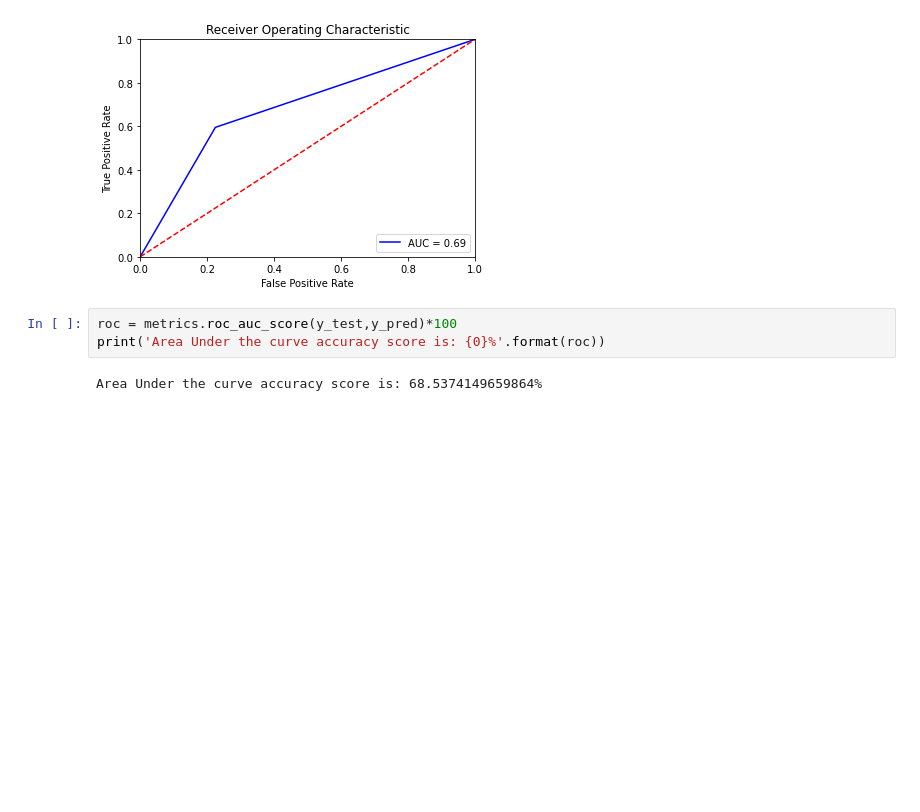
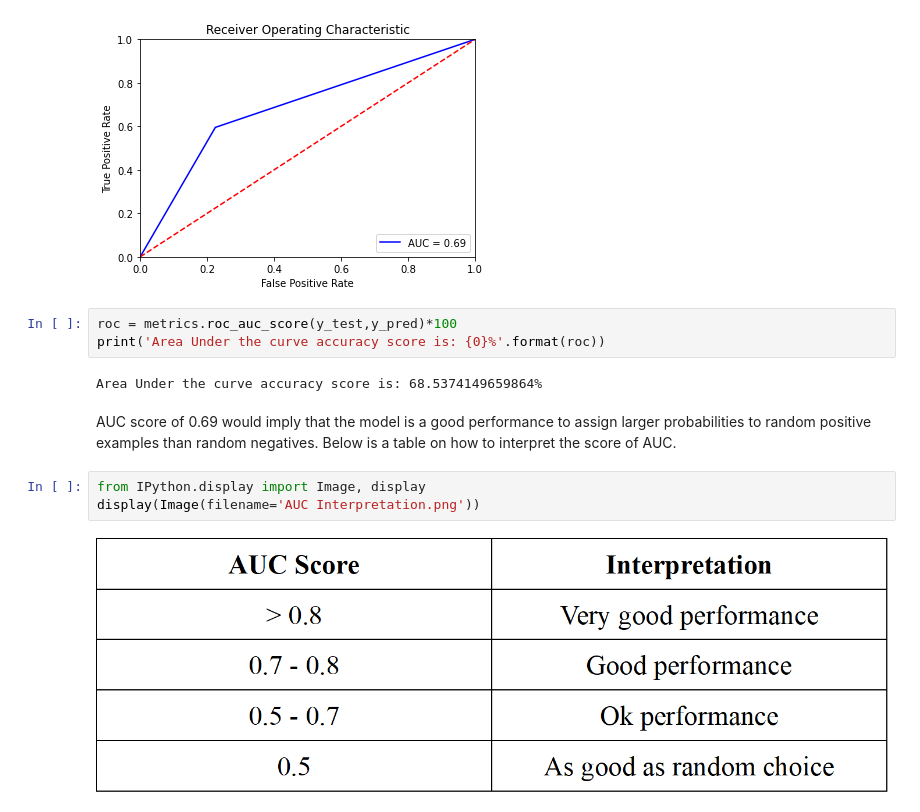
Before and after one commit to aminrahimian/ai-for-social-good, a Jupyter notebook: tutorials/Algorithms/NaiveBayes/naive-bayes-heart-disease-prediction.ipynb, the cells around one changed output. Cells and saved outputs as stored; diff of their text form; blank space fills up the shorter version.

Commit message:
Update the file by adding table and comments.

```diff
--- a/tutorials/Algorithms/NaiveBayes/naive-bayes-heart-disease-prediction.ipynb
+++ b/tutorials/Algorithms/NaiveBayes/naive-bayes-heart-disease-prediction.ipynb
@@ -596,3 +596,11 @@ roc = metrics.roc_auc_score(y_test,y_pred)*100
 print('Area Under the curve accuracy score is: {0}%'.format(roc))
 # %% [output]
 Area Under the curve accuracy score is: 68.5374149659864%
+# %% [markdown]
+AUC score of 0.69 would imply that the model is a good performance to assign larger probabilities to random positive examples than random negatives.
+Below is a table on how to interpret the score of AUC.
+# %%
+from IPython.display import Image, display
+display(Image(filename='AUC Interpretation.png'))
+# %% [output]
+[figure, added]
```
